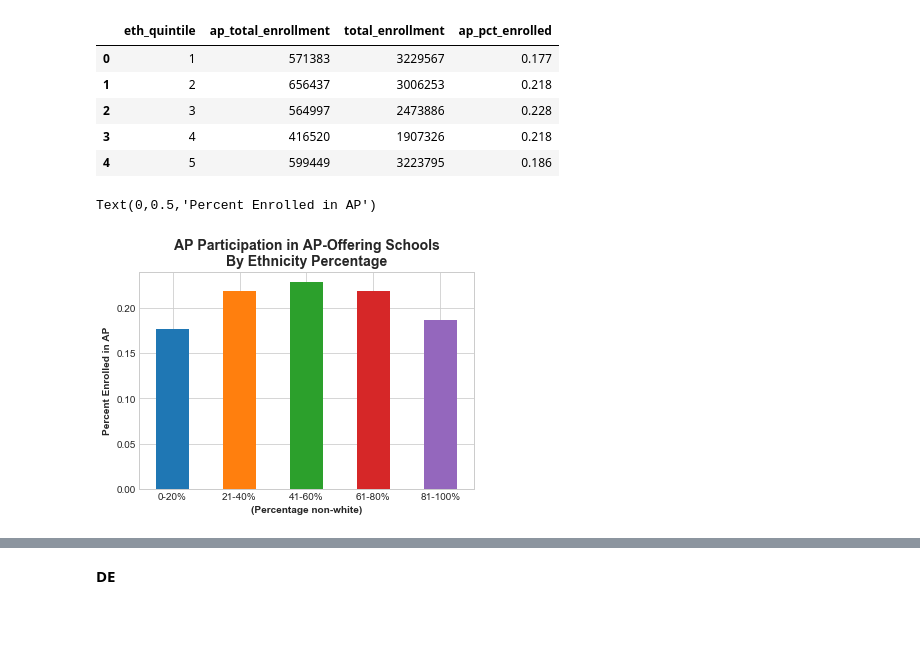
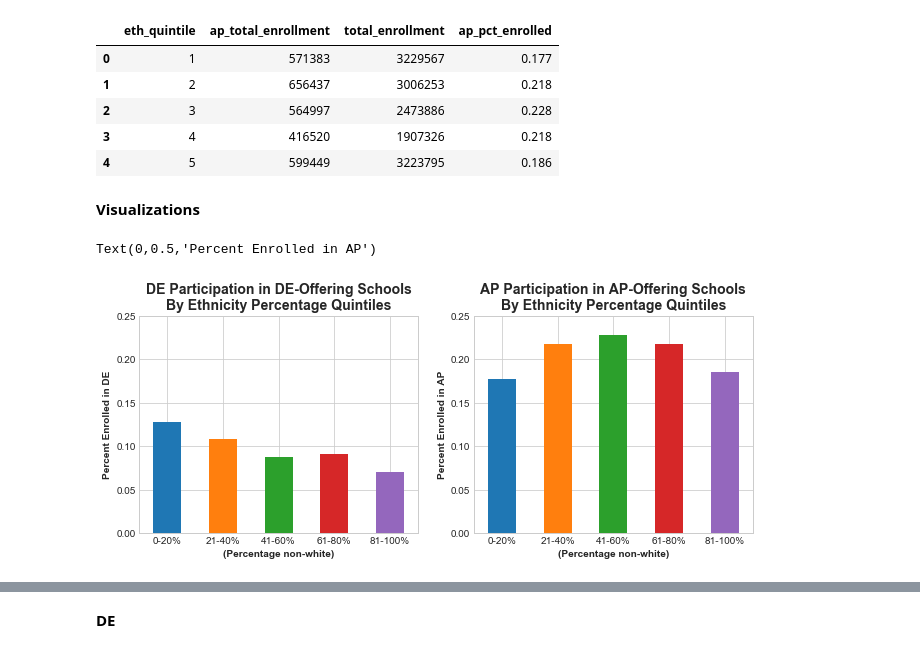
Before and after one commit to oconnoag/nacep_dual_enrollment_analysis, a Jupyter notebook: jupyter_notebooks/02_enrollment_analysis.ipynb, the cells around one changed output, grey strips where cells are left out. Saved outputs shown, nothing was run; the diff lists cells and outputs as text; code cells hidden in the pictures; blank space fills up the shorter version.

```diff
--- a/jupyter_notebooks/02_enrollment_analysis.ipynb
+++ b/jupyter_notebooks/02_enrollment_analysis.ipynb
@@ -46,6 +52,7 @@ Specificially those for int-columns -- these are recorded as negative numbers th
 crdc_1516_cleaned = crdc_1516.copy()
 # %%
 def missing_value_mapper(value):
+    """Converts any negative number into 0, as these negative numbers represent missing/null values"""
     if isinstance(value, int):
         if value < 0:
             return 0
@@ -819,15 +962,31 @@ ap_eth
 | 2 | 3 | 564997 | 2473886 | 0.228 |
 | 3 | 4 | 416520 | 1907326 | 0.218 |
 | 4 | 5 | 599449 | 3223795 | 0.186 |
+# %% [markdown]
+**Visualizations**
 # %%
-ap_eth.plot.bar(x='eth_quintile', y='ap_pct_enrolled')
+fig, (ax1,ax2) = plt.subplots(1,2, figsize = (11,4))
+
+plt.sca(ax1)
+de_eth.plot.bar(x='eth_quintile', y='de_pct_enrolled', ax = ax1)
 plt.legend([])
-plt.title('AP Participation in AP-Offering Schools\nBy Ethnicity Percentage')
+plt.title('DE Participation in DE-Offering Schools\nBy Ethnicity Percentage Quintiles')
 plt.xticks(rotation = 0)
 plt.xticks([0,1,2,3,4], ['0-20%', '21-40%', '41-60%', '61-80%', '81-100%'])
+plt.yticks(np.arange(0,.3,.05))
+plt.xlabel('(Percentage non-white)')
+plt.ylabel('Percent Enrolled in DE')
+
+plt.sca(ax2)
+ap_eth.plot.bar(x='eth_quintile', y='ap_pct_enrolled', ax=ax2)
+plt.legend([])
+plt.title('AP Participation in AP-Offering Schools\nBy Ethnicity Percentage Quintiles')
+plt.xticks(rotation = 0)
+plt.xticks([0,1,2,3,4], ['0-20%', '21-40%', '41-60%', '61-80%', '81-100%'])
+plt.yticks(np.arange(0,.3,.05))
 plt.xlabel('(Percentage non-white)')
 plt.ylabel('Percent Enrolled in AP')
 # %% [output]
 Text(0,0.5,'Percent Enrolled in AP')
-[figure, old version]
+[figure, new version]
 # %%
```
Also changed, not shown: parts of 60 cells of this notebook, 6 other files.
